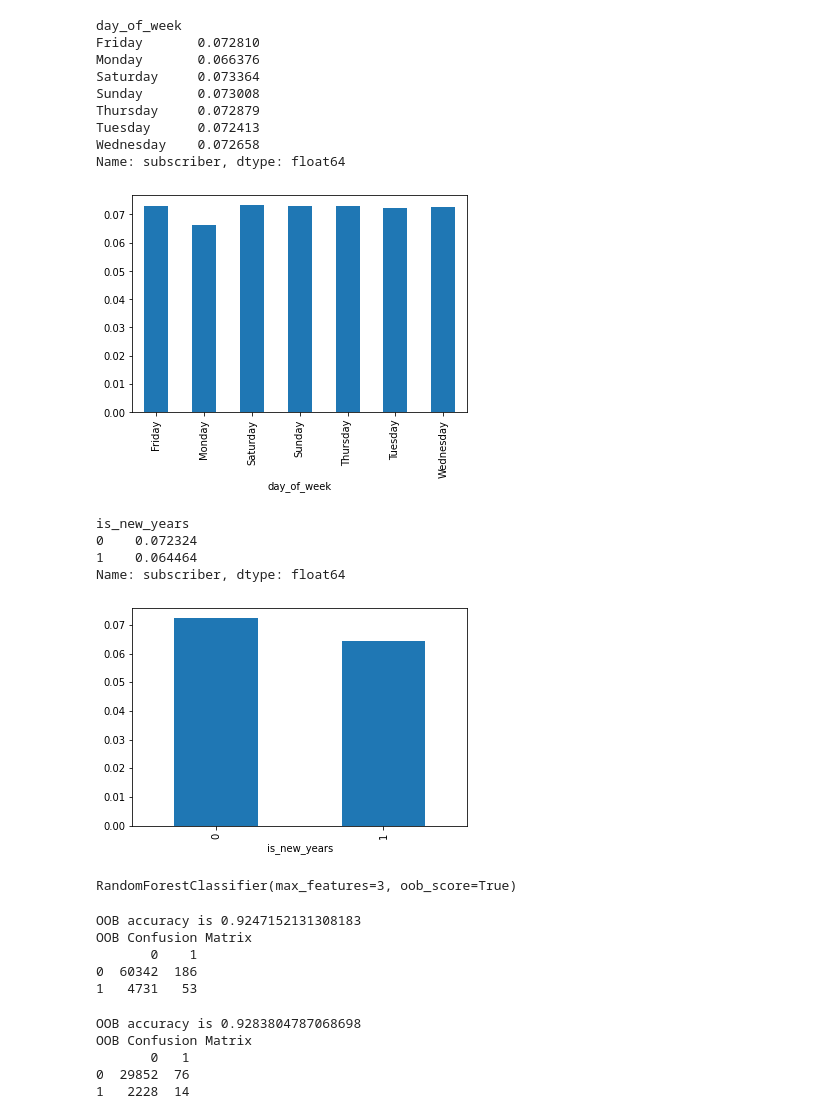
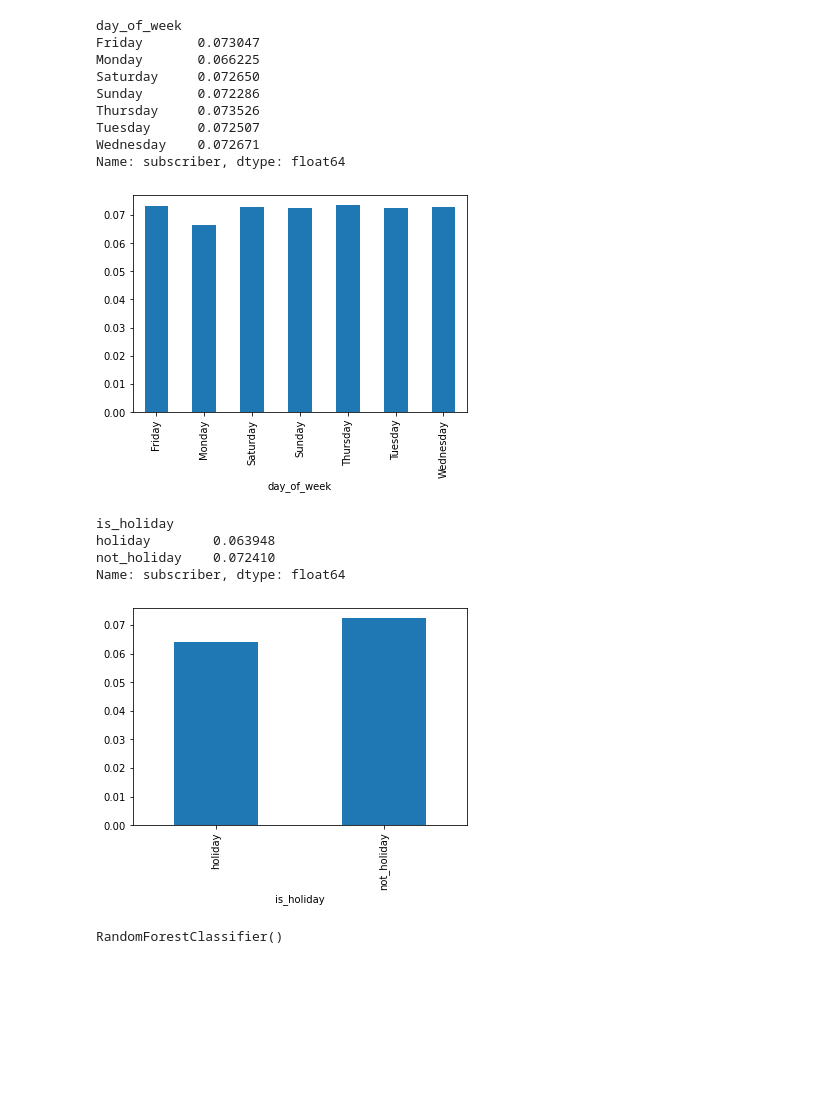
Before and after one commit to akosfurton/stackoverflow_auto_mod, a Jupyter notebook: notebooks/2021_01_09_micdrop_preprocessing.ipynb, the cells around one changed output. Cells and saved outputs as stored; diff of their text form; code cells hidden in the pictures; blank space fills up the shorter version.

```diff
--- a/notebooks/2021_01_09_micdrop_preprocessing.ipynb
+++ b/notebooks/2021_01_09_micdrop_preprocessing.ipynb
@@ -52,0 +32,2 @@ df.pivot_table(index="customer_city", columns="urban_flag", values="subscriber",
+# %%
+df = run_preprocessing(git_root)
@@ -96,24 +80,25 @@ Name: subscriber, dtype: float64
 # %%
+df["day_of_week"] = df["click_date"].dt.day_name()
 calc_click_to_subscribe_ratio(df, 'day_of_week', plot=True)
 
 # Conversion rate does not depend significantly on day of week, though Monday is somewhat lower.
 # %% [output]
 day_of_week
-Friday       0.072810
-Monday       0.066376
-Saturday     0.073364
-Sunday       0.073008
-Thursday     0.072879
-Tuesday      0.072413
-Wednesday    0.072658
+Friday       0.073047
+Monday       0.066225
+Saturday     0.072650
+Sunday       0.072286
+Thursday     0.073526
+Tuesday      0.072507
+Wednesday    0.072671
 Name: subscriber, dtype: float64
 [figure]
 # %%
 # Conversion rate is below average on holidays (Christmas, New Years). User behavior different on average day vs holiday
-calc_click_to_subscribe_ratio(df, 'is_new_years', plot=True)
+calc_click_to_subscribe_ratio(df, 'is_holiday', plot=True)
 # %% [output]
-is_new_years
-0    0.072324
-1    0.064464
+is_holiday
+holiday        0.063948
+not_holiday    0.072410
 Name: subscriber, dtype: float64
-[figure, old version]
+[figure, new version]
@@ -133,34 +118,10 @@ np.random.seed(12345)
 train, test = train_test_split(data_dummy, test_size = 0.33)
 
 # build model
-clf = RandomForestClassifier(n_estimators = 100, max_features=3, oob_score=True)
+clf = RandomForestClassifier(n_estimators = 100)
 clf.fit(train.drop(Y_VAR, axis=1), train[Y_VAR])
 # %% [output]
-RandomForestClassifier(max_features=3, oob_score=True)
+RandomForestClassifier()
-# %%
-# TODO: Use ROC / AUC curves as well
-
-#let's print OOB accuracy and confusion matrix
-print(f"OOB accuracy is {clf.oob_score_}")
-print("OOB Confusion Matrix")
-print(f"{pd.DataFrame(confusion_matrix(train[Y_VAR], clf.oob_decision_function_[:,1].round(), labels=[0, 1]))}")
-# %% [output]
-OOB accuracy is 0.9247152131308183
-OOB Confusion Matrix
-       0    1
-0  60342  186
-1   4731   53
-# %%
-#let's print test accuracy and confusion matrix
-print(f"OOB accuracy is {clf.score(test.drop(Y_VAR, axis=1), test[Y_VAR])}")
-print("OOB Confusion Matrix")
-print(f"{pd.DataFrame(confusion_matrix(test[Y_VAR], clf.predict(test.drop(Y_VAR, axis=1)), labels=[0, 1]))}")
-# %% [output]
-OOB accuracy is 0.9283804787068698
-OOB Confusion Matrix
-       0   1
-0  29852  76
-1   2228  14
 # %%
 # Would probably perfer negative log loss.
 # TODO: Implement
```
Also changed, not shown: parts of 12 cells of this notebook, 7 other files.
